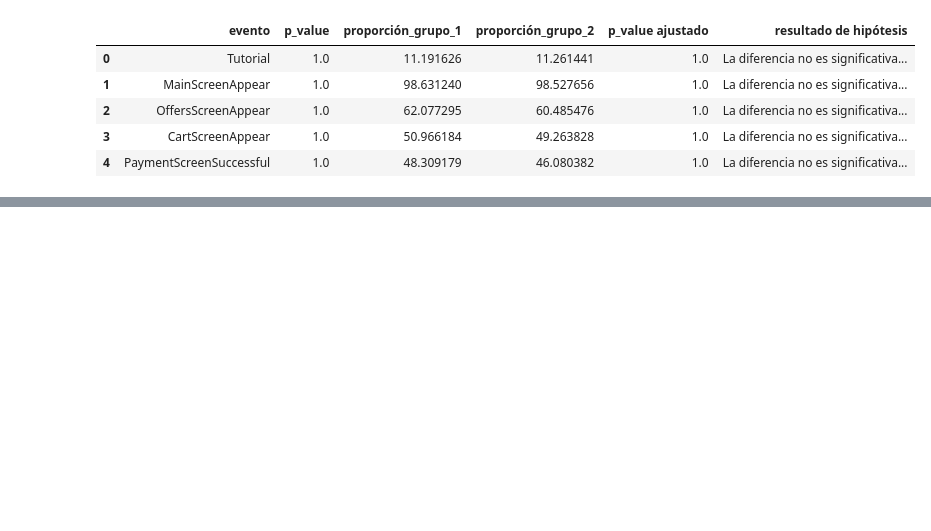
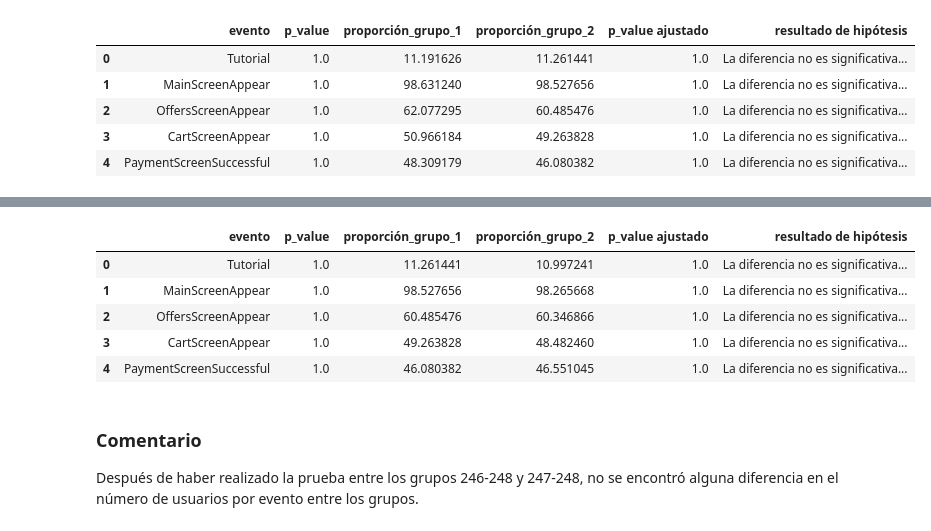
Before and after one commit to XivxnX/analisis_food-store, a Jupyter notebook: analisis_food-store.ipynb, the cells around one changed output, grey strips where cells are left out. Drawn from its saved outputs; the diff is of its cells as text; code cells hidden in the pictures; blank space fills up the shorter version.

```diff
--- a/analisis_food-store.ipynb
+++ b/analisis_food-store.ipynb
@@ -458,0 +496,16 @@ difference_between_events(group_246, group_247, eventos)
+# %%
+# prueba de hipótesis con grupos control 247 y 248
+# definir eventos
+eventos = experiment_period['event_name'].unique().tolist()
+# prueba de hipótesis
+difference_between_events(group_247, group_248, eventos)
+# %% [output]
+|  | evento | p_value | proporción_grupo_1 | proporción_grupo_2 | p_value ajustado | resultado de hipótesis |
+| 0 | Tutorial | 1.0 | 11.261441 | 10.997241 | 1.0 | La diferencia no es significativa... |
+| 1 | MainScreenAppear | 1.0 | 98.527656 | 98.265668 | 1.0 | La diferencia no es significativa... |
+| 2 | OffersScreenAppear | 1.0 | 60.485476 | 60.346866 | 1.0 | La diferencia no es significativa... |
+| 3 | CartScreenAppear | 1.0 | 49.263828 | 48.482460 | 1.0 | La diferencia no es significativa... |
+| 4 | PaymentScreenSuccessful | 1.0 | 46.080382 | 46.551045 | 1.0 | La diferencia no es significativa... |
+# %% [markdown]
+### Comentario
+Después de haber realizado la prueba entre los grupos 246-248 y 247-248, no se encontró alguna diferencia en el número de usuarios por evento entre los grupos.
```
Also changed, not shown: parts of 7 cells of this notebook.
